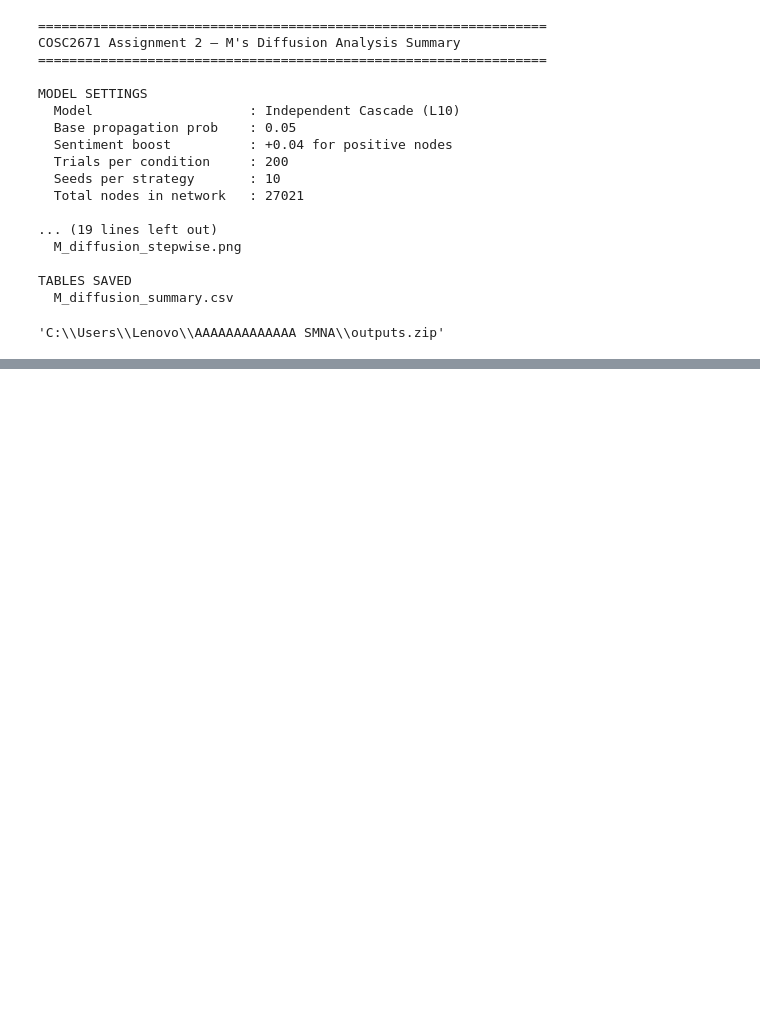
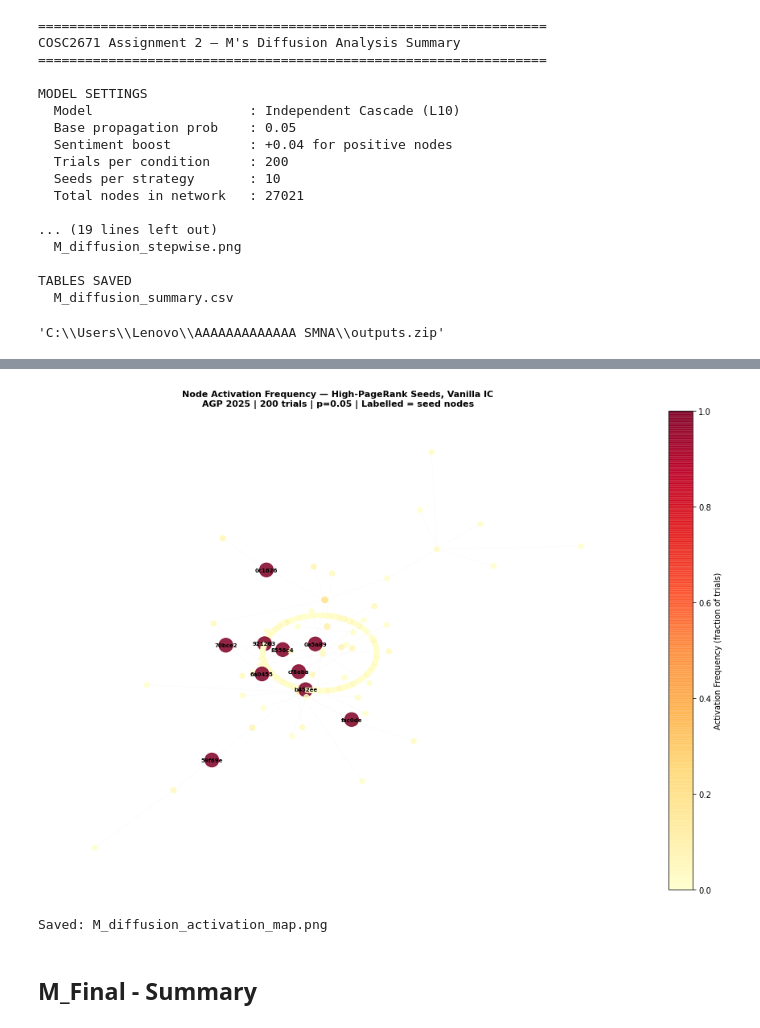
Before and after one commit to AnjanaRjay/SMNA-Assignment-2, a Jupyter notebook: s4139491_PG_group_37.ipynb, the cells around one changed output, grey strips where cells are left out. Saved outputs shown, nothing was run; the diff lists cells and outputs as text; code cells hidden in the pictures; blank space fills up the shorter version.

```diff
--- a/s4139491_PG_group_37.ipynb
+++ b/s4139491_PG_group_37.ipynb
@@ -3499,0 +3833,47 @@ shutil.make_archive('outputs', 'zip', 'outputs')
+# %%
+# ============================================================
+# COSC2671 Assignment 2 — M7: Activation Frequency Network Viz
+# @author Melvin Abraham Mathew s4185713, RMIT University, 2026
+# ============================================================
+
+top200    = cent_df.nlargest(200, 'pagerank')['user_alias'].tolist()
+top200    = [n for n in top200 if G_und.has_node(n)]
+H         = G_und.subgraph(top200).copy()
+pos       = nx.kamada_kawai_layout(H, weight='weight')
+
+freq_map  = results['High-PageRank_vanilla']['activation_freq']
+freq_vals = np.array([freq_map.get(n, 0) for n in H.nodes()])
+
+norm      = mcolors.Normalize(vmin=0, vmax=1)
+cmap      = cm.YlOrRd
+seed_set  = set(pr_seeds)
+node_sizes = [300 if n in seed_set else 40 + 100 * freq_map.get(n, 0)
+              for n in H.nodes()]
+
+fig, ax = plt.subplots(figsize=(13, 9))
+nx.draw_networkx_edges(H, pos, alpha=0.08, width=0.5,
+                       edge_color='#aaaaaa', ax=ax)
+sc = nx.draw_networkx_nodes(H, pos, node_size=node_sizes,
+                             node_color=freq_vals, cmap=cmap,
+                             vmin=0, vmax=1, alpha=0.85, ax=ax)
+
+seed_labels = {n: n[-6:] for n in pr_seeds if n in H.nodes()}
+nx.draw_networkx_labels(H, pos, labels=seed_labels,
+                        font_size=7, font_weight='bold', ax=ax)
+
+plt.colorbar(sc, ax=ax, label='Activation Frequency (fraction of trials)')
+ax.set_title(
+    'Node Activation Frequency — High-PageRank Seeds, Vanilla IC\n'
+    f'AGP 2025 | {N_TRIALS} trials | p={PROP_PROB} | Labelled = seed nodes',
+    fontsize=11, fontweight='bold'
+)
+ax.axis('off')
+plt.tight_layout()
+plt.savefig(FIG_DIR / 'M_diffusion_activation_map.png', dpi=150)
+plt.show()
+print("Saved: M_diffusion_activation_map.png")
+# %% [output]
+[figure, added]
+Saved: M_diffusion_activation_map.png
+# %% [markdown]
+## M_Final - Summary
```
Also changed, not shown: parts of 8 cells of this notebook, 1 other file.
